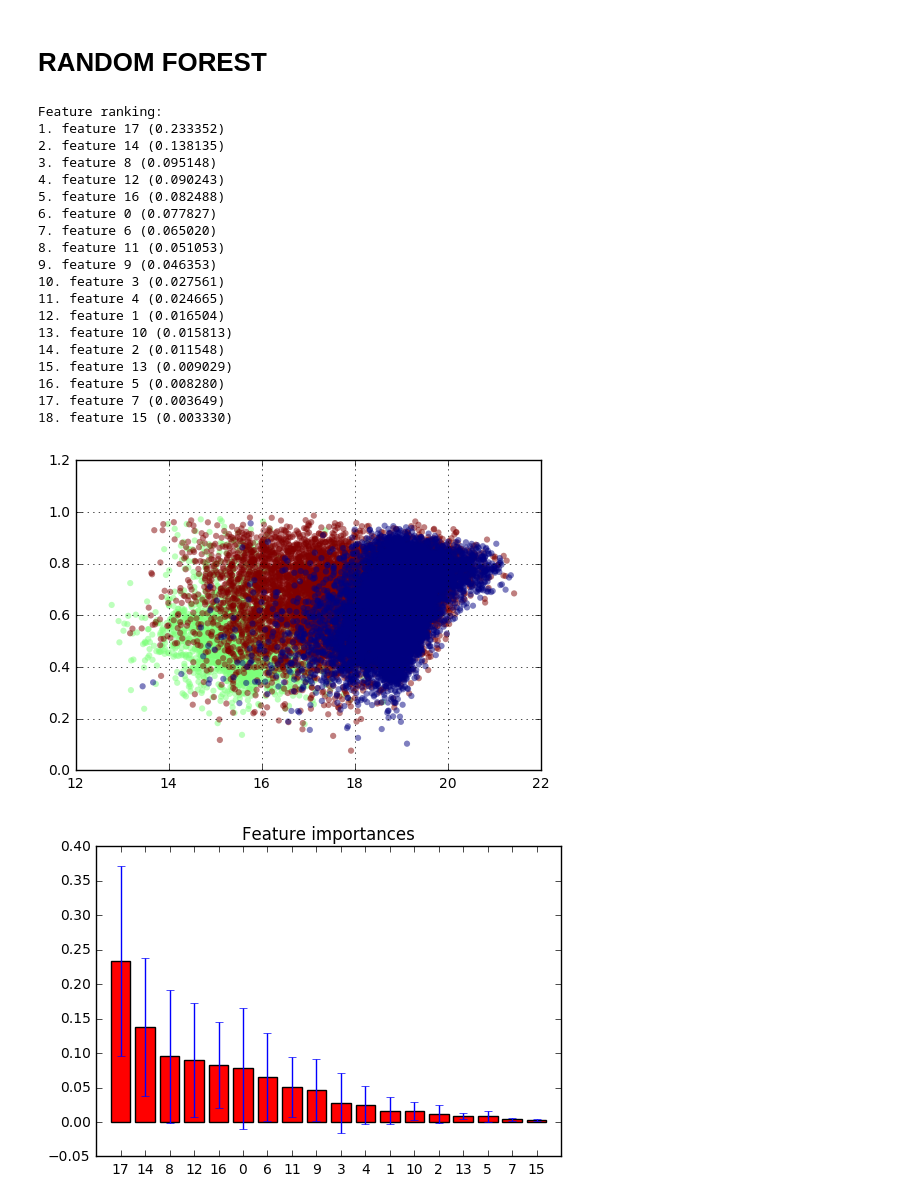
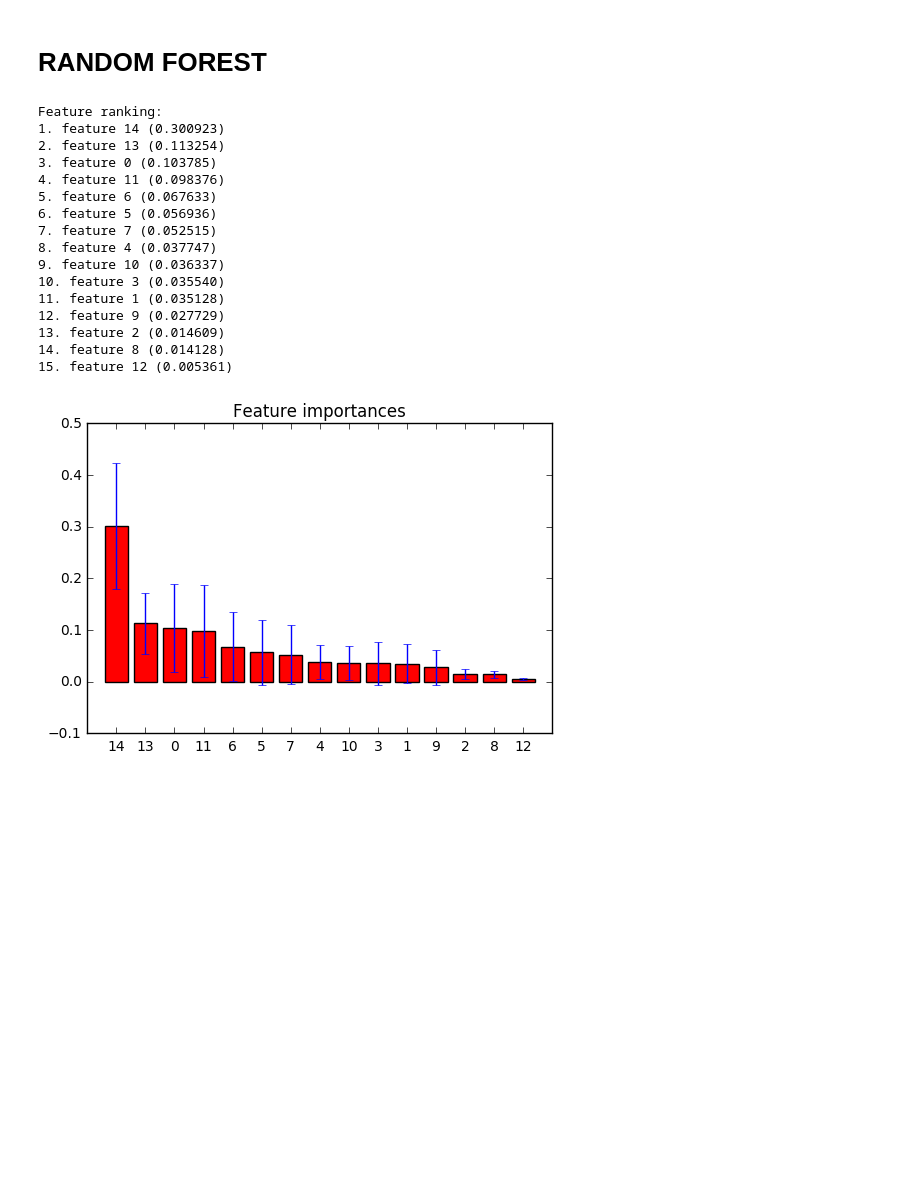
Before and after one commit to nicolasencina/Inteligencia_Proyecto, a Jupyter notebook: Preprocesamiento.ipynb, the cells around one changed output. Drawn from its saved outputs; the diff is of its cells as text; code cells hidden in the pictures; blank space fills up the shorter version.

```diff
--- a/Preprocesamiento.ipynb
+++ b/Preprocesamiento.ipynb
@@ -370,7 +404,9 @@ h, = plt.plot(ft1[7], ft2[7] , 'x')
 # RANDOM FOREST
 # %%
 import pickle
-caracteristicas = pickle.load( open( "caracteristicas.p", "rb" ) )
+nombre_archivo_load = "newfeatures1.p"
+caracteristicas = pickle.load( open( nombre_archivo_load , "rb" ) )
+
 
 
 ### Codigo para extraer extraer las subclases de cada una de las tres grandes clases ###
@@ -414,7 +450,6 @@ def three_classes(labels_list):
 only_labels = caracteristicas[:,0]
 big_class_labels = three_classes(only_labels)
 # %%
-
 import numpy as np
 %matplotlib inline
 import matplotlib.pylab as plt
@@ -430,67 +465,58 @@ N_features = len(caracteristicas[1,:])
 X = caracteristicas[:,1:N_features]
 Y = big_class_labels
 
+'''
 fig = plt.figure(figsize=(6, 4))
 ax = fig.add_subplot(1, 1, 1)
 ax.scatter(X[:, 0], X[:, 2], c=Y, linewidth=0, alpha=0.5, s=20)
 plt.grid()
+'''
 
-X_train, X_test, Y_train, Y_test = train_test_split(X, Y, train_size=0.25)
+X_train, X_test, Y_train, Y_test = train_test_split(X, Y, train_size=0.5)
 
 clf = RandomForestClassifier(n_estimators=100, max_depth=None, bootstrap = True)
 clf = clf.fit(X_train, Y_train)
-Y_pred = classifier.predict_proba(X_test)
-
-#scores = cross_val_score(clf, X, Y)
-#print "Scores:", scores.mean()
+Y_pred = clf.predict_proba(X_test)
 
 
 
 importances = clf.feature_importances_
 std = np.std([tree.feature_importances_ for tree in clf.estimators_],
              axis=0)
 indices = np.argsort(importances)[::-1]
 
 # Print the feature ranking
 print("Feature ranking:")
 
 for f in range(X.shape[1]):
     print("%d. feature %d (%f)" % (f + 1, indices[f], importances[indices[f]]))
 
 # Plot the feature importances of the forest
 plt.figure()
 plt.title("Feature importances")
 plt.bar(range(X.shape[1]), importances[indices],
        color="r", yerr=std[indices], align="center")
 plt.xticks(range(X.shape[1]), indices)
 plt.xlim([-1, X.shape[1]])
 plt.show()
-
-
-  #  return np.array([[label, Red_mean, Red_std, Red_MagRatio, Red_amplitude, Red_skew, Red_eta, Red_B1std, Red_slope_trend,
-#                  B_R, period]])
 # %% [output]
 Feature ranking:
-1. feature 17 (0.233352)
-2. feature 14 (0.138135)
-3. feature 8 (0.095148)
-4. feature 12 (0.090243)
-5. feature 16 (0.082488)
-6. feature 0 (0.077827)
-7. feature 6 (0.065020)
-8. feature 11 (0.051053)
-9. feature 9 (0.046353)
-10. feature 3 (0.027561)
-11. feature 4 (0.024665)
-12. feature 1 (0.016504)
-13. feature 10 (0.015813)
-14. feature 2 (0.011548)
-15. feature 13 (0.009029)
-16. feature 5 (0.008280)
-17. feature 7 (0.003649)
-18. feature 15 (0.003330)
+1. feature 14 (0.300923)
+2. feature 13 (0.113254)
+3. feature 0 (0.103785)
+4. feature 11 (0.098376)
+5. feature 6 (0.067633)
+6. feature 5 (0.056936)
+7. feature 7 (0.052515)
+8. feature 4 (0.037747)
+9. feature 10 (0.036337)
+10. feature 3 (0.035540)
+11. feature 1 (0.035128)
+12. feature 9 (0.027729)
+13. feature 2 (0.014609)
+14. feature 8 (0.014128)
+15. feature 12 (0.005361)
-[figure, old version]
+[figure, new version]
-[figure, removed]
 # %%
 from sklearn import metrics
 from sklearn.metrics import accuracy_score
```
Also changed, not shown: parts of 7 cells of this notebook.
